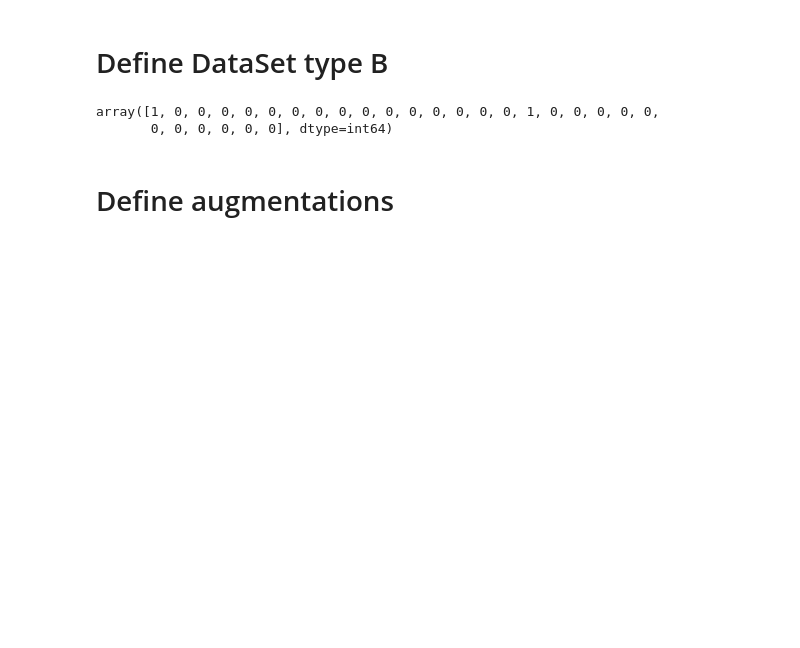
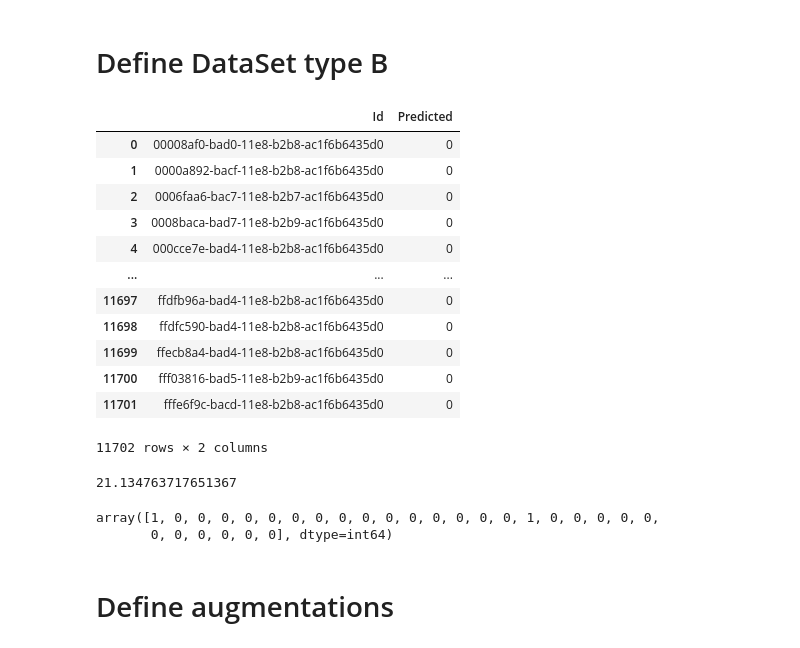
Before and after one commit to asdlkjw/kaggle_home, a Jupyter notebook: Torch_HPA(ViT).ipynb, the cells around one changed output. Saved outputs shown, nothing was run; the diff lists cells and outputs as text; code cells hidden in the pictures; blank space fills up the shorter version.

```diff
--- a/Torch_HPA(ViT).ipynb
+++ b/Torch_HPA(ViT).ipynb
@@ -265,3 +262,23 @@ for i,j, idx in tqdm(HPA_Dataset( df_train.iloc[vld_idx], 512,512, None, )):
+# %%
+submit
+# %% [output]
+|  | Id | Predicted |
+| 0 | 00008af0-bad0-11e8-b2b8-ac1f6b6435d0 | 0 |
+| 1 | 0000a892-bacf-11e8-b2b8-ac1f6b6435d0 | 0 |
+| 2 | 0006faa6-bac7-11e8-b2b7-ac1f6b6435d0 | 0 |
+| 3 | 0008baca-bad7-11e8-b2b9-ac1f6b6435d0 | 0 |
+| 4 | 000cce7e-bad4-11e8-b2b8-ac1f6b6435d0 | 0 |
+| ... | ... | ... |
+| 11697 | ffdfb96a-bad4-11e8-b2b8-ac1f6b6435d0 | 0 |
+| 11698 | ffdfc590-bad4-11e8-b2b8-ac1f6b6435d0 | 0 |
+| 11699 | ffecb8a4-bad4-11e8-b2b8-ac1f6b6435d0 | 0 |
+| 11700 | fff03816-bad5-11e8-b2b9-ac1f6b6435d0 | 0 |
+| 11701 | fffe6f9c-bacd-11e8-b2b8-ac1f6b6435d0 | 0 |
+11702 rows × 2 columns
+# %%
+i.mean()
+# %% [output]
+21.134763717651367
 # %%
 # data = pd.read_pickle(f'./{idx}.pkl')
 
```
Also changed, not shown: parts of 4 cells of this notebook, 2 other files.
